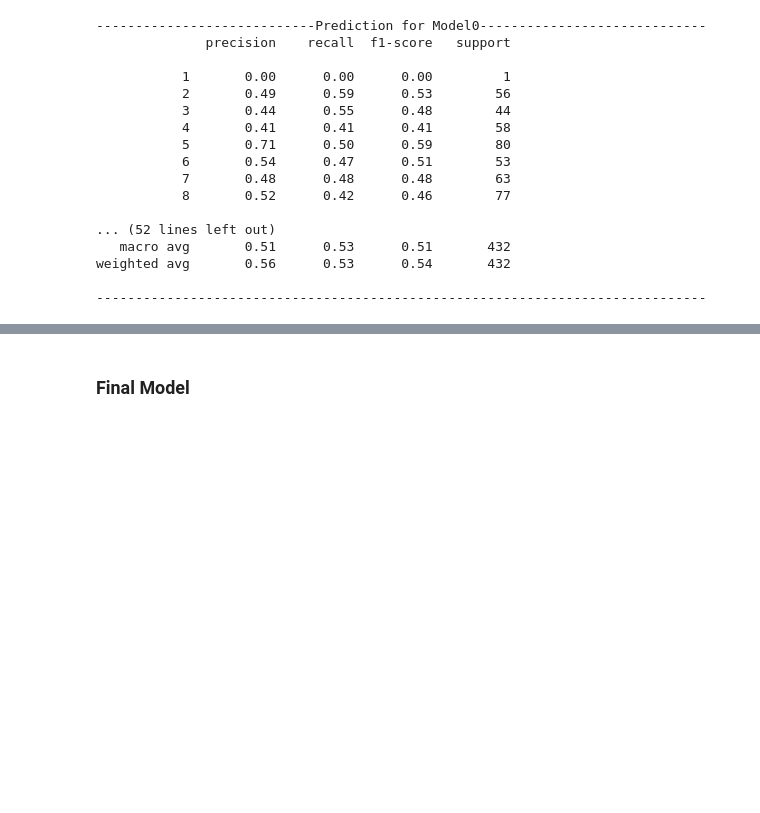
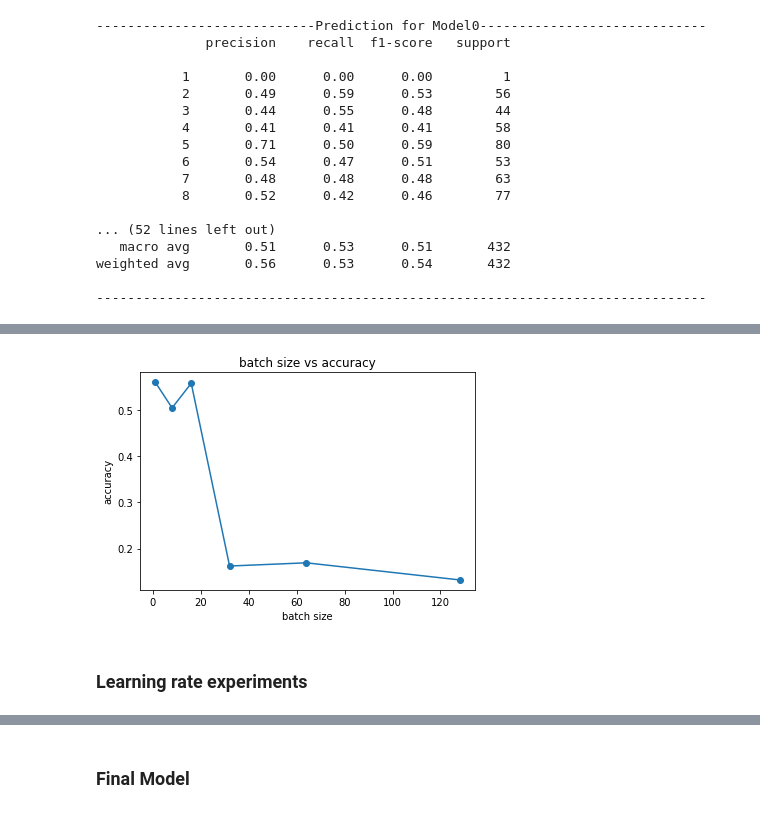
Before and after one commit to ABHISHEK03312/Speech_Emotion_recognition, a Jupyter notebook: Training SER Model.ipynb, the cells around one changed output, grey strips where cells are left out. Drawn from its saved outputs; the diff is of its cells as text; code cells hidden in the pictures; blank space fills up the shorter version.

```diff
--- a/Training SER Model.ipynb
+++ b/Training SER Model.ipynb
@@ -410,4 +430,5 @@ plt.show()
 # %%
+model_report_batch_size = {}
 for size in batch_size:
     pred_test = history_models_batch_size[size][1].predict(X_test_cnn)
     y_pred = encoder.inverse_transform(pred_test)
@@ -415,6 +436,7 @@ for size in batch_size:
     print("----------------------------Prediction for batch size "+str(size)+"-------------------------")
     print(classification_report(y_pred,y_true))
     print("------------------------------------------------------------------------------")
+    model_report_batch_size[size] = classification_report(y_pred,y_true,output_dict=True)
 # %% [output]
 ----------------------------Prediction for batch size 1-------------------------
               precision    recall  f1-score   support
@@ -468,2 +490,15 @@ weighted avg       0.82      0.18      0.27       432
 
 ------------------------------------------------------------------------------
+# %%
+accuracy_batch_size = []
+for keys in model_report_batch_size:
+    accuracy_batch_size.append(model_report_batch_size[keys]['accuracy'])
+plt.title("batch size vs accuracy")
+plt.plot(batch_size,accuracy_batch_size,marker='o')
+plt.xlabel("batch size")
+plt.ylabel("accuracy")
+plt.show()
+# %% [output]
+[figure, added]
+# %% [markdown]
+### Learning rate experiments
```
Also changed, not shown: parts of 28 cells of this notebook.
